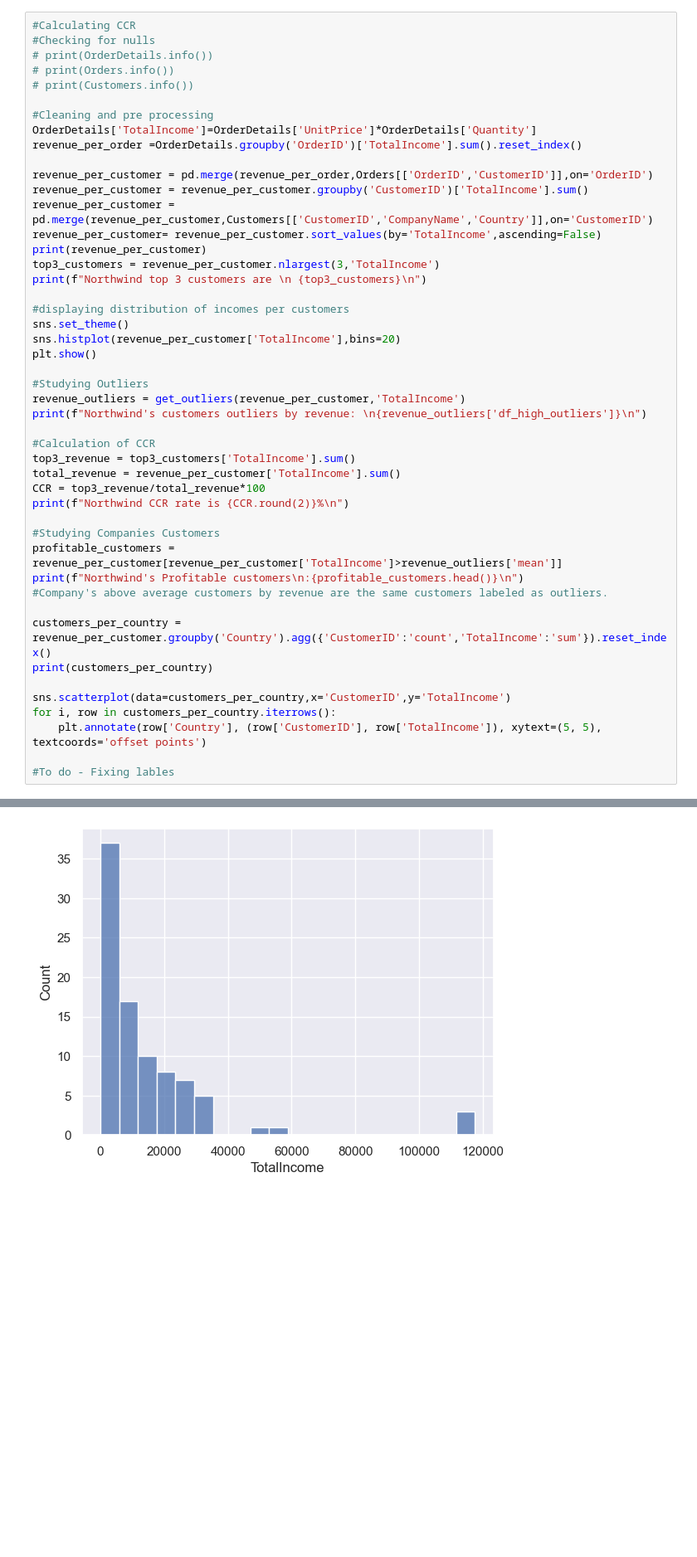
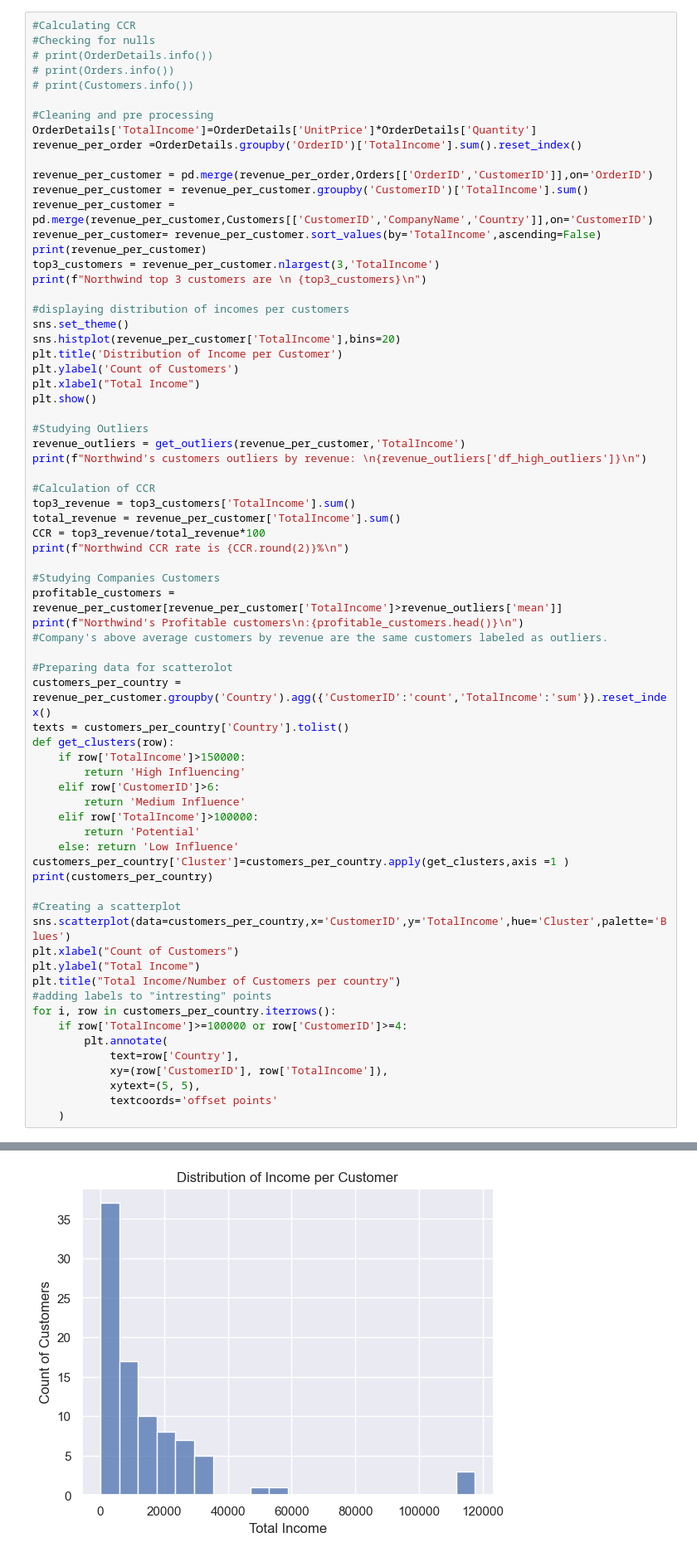
Before and after one commit to yarinsella/Northwind-EDA-, a Jupyter notebook: main.ipynb, the cells around one changed output, grey strips where cells are left out. Shown at 83% size. Cells and saved outputs as stored; diff of their text form; blank space fills up the shorter version.

```diff
--- a/main.ipynb
+++ b/main.ipynb
@@ -411,6 +408,9 @@ print(f"Northwind top 3 customers are \n {top3_customers}\n")
 #displaying distribution of incomes per customers
 sns.set_theme()
 sns.histplot(revenue_per_customer['TotalIncome'],bins=20)
+plt.title('Distribution of Income per Customer')
+plt.ylabel('Count of Customers')
+plt.xlabel("Total Income")
 plt.show()
 
 #Studying Outliers
@@ -425,38 +425,58 @@ print(f"Northwind CCR rate is {CCR.round(2)}%\n")
 
 #Studying Companies Customers
 profitable_customers = revenue_per_customer[revenue_per_customer['TotalIncome']>revenue_outliers['mean']]
 print(f"Northwind's Profitable customers\n:{profitable_customers.head()}\n")
 #Company's above average customers by revenue are the same customers labeled as outliers.
 
+#Preparing data for scatterolot
 customers_per_country = revenue_per_customer.groupby('Country').agg({'CustomerID':'count','TotalIncome':'sum'}).reset_index()
+texts = customers_per_country['Country'].tolist()
+def get_clusters(row):
+    if row['TotalIncome']>150000:
+        return 'High Influencing'
+    elif row['CustomerID']>6:
+        return 'Medium Influence'
+    elif row['TotalIncome']>100000:
+        return 'Potential'
+    else: return 'Low Influence'
+customers_per_country['Cluster']=customers_per_country.apply(get_clusters,axis =1 )
 print(customers_per_country)
 
-sns.scatterplot(data=customers_per_country,x='CustomerID',y='TotalIncome')
+#Creating a scatterplot
+sns.scatterplot(data=customers_per_country,x='CustomerID',y='TotalIncome',hue='Cluster',palette='Blues')
+plt.xlabel("Count of Customers")
+plt.ylabel("Total Income")
+plt.title("Total Income/Number of Customers per country")
+#adding labels to "intresting" points
 for i, row in customers_per_country.iterrows():
-    plt.annotate(row['Country'], (row['CustomerID'], row['TotalIncome']), xytext=(5, 5), textcoords='offset points')
-
-#To do - Fixing lables
+    if row['TotalIncome']>=100000 or row['CustomerID']>=4:
+        plt.annotate(
+            text=row['Country'],
+            xy=(row['CustomerID'], row['TotalIncome']),
+            xytext=(5, 5),
+            textcoords='offset points'
+    )
 # %% [output]
    CustomerID  TotalIncome                    CompanyName  Country
 60      QUICK    117483.39                     QUICK-Stop  Germany
 68      SAVEA    115673.39             Save-a-lot Markets      USA
 19      ERNSH    113236.68                   Ernst Handel  Austria
 35      HUNGO     57317.39   Hungry Owl All-Night Grocers  Ireland
 62      RATTC     52245.90     Rattlesnake Canyon Grocery      USA
 ..        ...          ...                            ...      ...
 27      GALED       836.70         Galerםa del gastrףnomo    Spain
 51      NORTS       649.00                    North/South       UK
 40      LAUGB       522.50  Laughing Bacchus Wine Cellars   Canada
 41      LAZYK       357.00           Lazy K Kountry Store      USA
 12      CENTC       100.80     Centro comercial Moctezuma   Mexico
 
 [89 rows x 4 columns]
 Northwind top 3 customers are
     CustomerID  TotalIncome         CompanyName  Country
 60      QUICK    117483.39          QUICK-Stop  Germany
 68      SAVEA    115673.39  Save-a-lot Markets      USA
 19      ERNSH    113236.68        Ernst Handel  Austria
-[figure, old version]
+[figure, new version]
 Northwind's customers outliers by revenue:
    CustomerID  TotalIncome                   CompanyName  Country
 60      QUICK    117483.39                    QUICK-Stop  Germany
```
Also changed, not shown: parts of 8 cells of this notebook, 1 other file.
